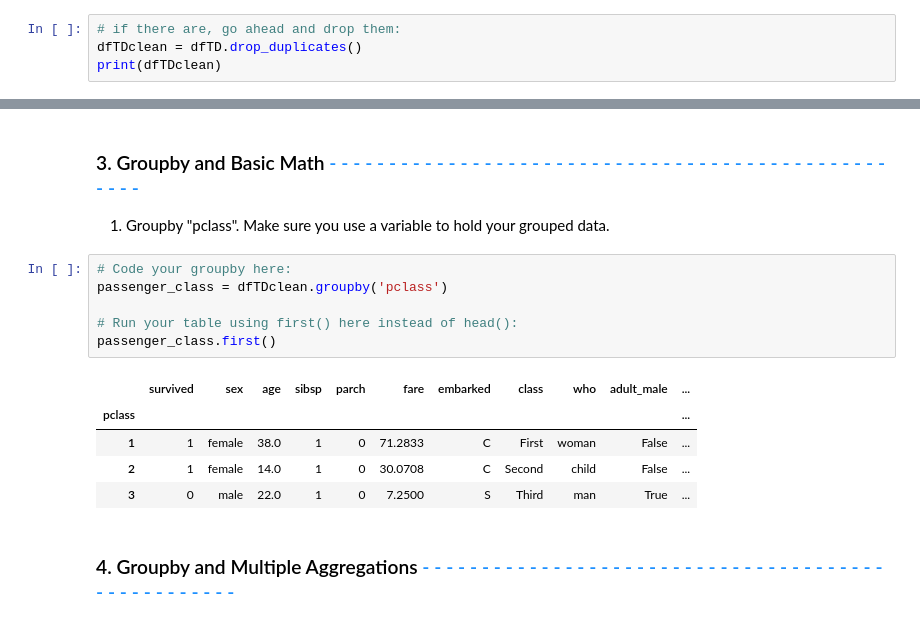
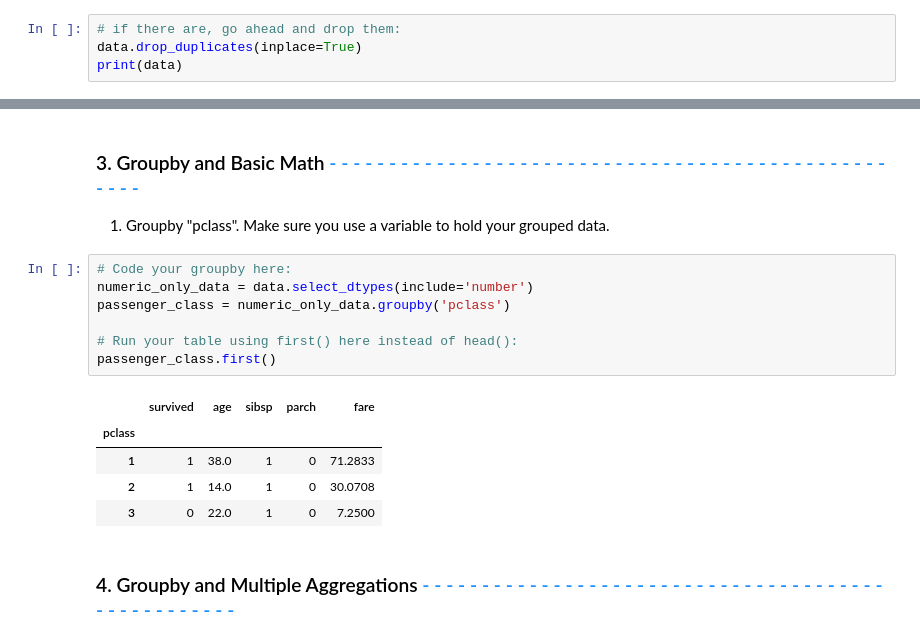
Before and after one commit to DataLore777/data-analysis-projects, a Jupyter notebook: data-manipulation/exercises/DataManipulationWorkbook.ipynb, the cells around one changed output, grey strips where cells are left out. Saved outputs shown, nothing was run; the diff lists cells and outputs as text.

```diff
--- a/data-manipulation/exercises/DataManipulationWorkbook.ipynb
+++ b/data-manipulation/exercises/DataManipulationWorkbook.ipynb
@@ -55,7 +39,7 @@ print(duplicates)
 # %%
 # if there are, go ahead and drop them:
-dfTDclean = dfTD.drop_duplicates()
-print(dfTDclean)
+data.drop_duplicates(inplace=True)
+print(data)
 # %% [output]
      survived  pclass     sex   age  sibsp  parch     fare embarked  class  \
 0           0       3    male  22.0      1      0   7.2500        S  Third
@@ -242,16 +233,17 @@ exampledict_agg
 1. Groupby "pclass".  Make sure you use a variable to hold your grouped data.
 # %%
 # Code your groupby here:
-passenger_class = dfTDclean.groupby('pclass')
+numeric_only_data = data.select_dtypes(include='number')
+passenger_class = numeric_only_data.groupby('pclass')
 
 # Run your table using first() here instead of head():
 passenger_class.first()
 # %% [output]
-|  | survived | sex | age | sibsp | parch | fare | embarked | class | who | adult_male | ... |
-| pclass |  |  |  |  |  |  |  |  |  |  | ... |
-| 1 | 1 | female | 38.0 | 1 | 0 | 71.2833 | C | First | woman | False | ... |
-| 2 | 1 | female | 14.0 | 1 | 0 | 30.0708 | C | Second | child | False | ... |
-| 3 | 0 | male | 22.0 | 1 | 0 | 7.2500 | S | Third | man | True | ... |
+|  | survived | age | sibsp | parch | fare |
+| pclass |  |  |  |  |  |
+| 1 | 1 | 38.0 | 1 | 0 | 71.2833 |
+| 2 | 1 | 14.0 | 1 | 0 | 30.0708 |
+| 3 | 0 | 22.0 | 1 | 0 | 7.2500 |
 # %% [markdown]
 ### 4. Groupby and Multiple Aggregations <span style="color:dodgerblue;"> - - - - - - - - - - - - - - - - - - - - - - - - - - - - - - - - - - - - - - - - - - - - - - - - - - - </span>
 # %% [markdown]
```
Also changed, not shown: parts of 23 cells of this notebook.
